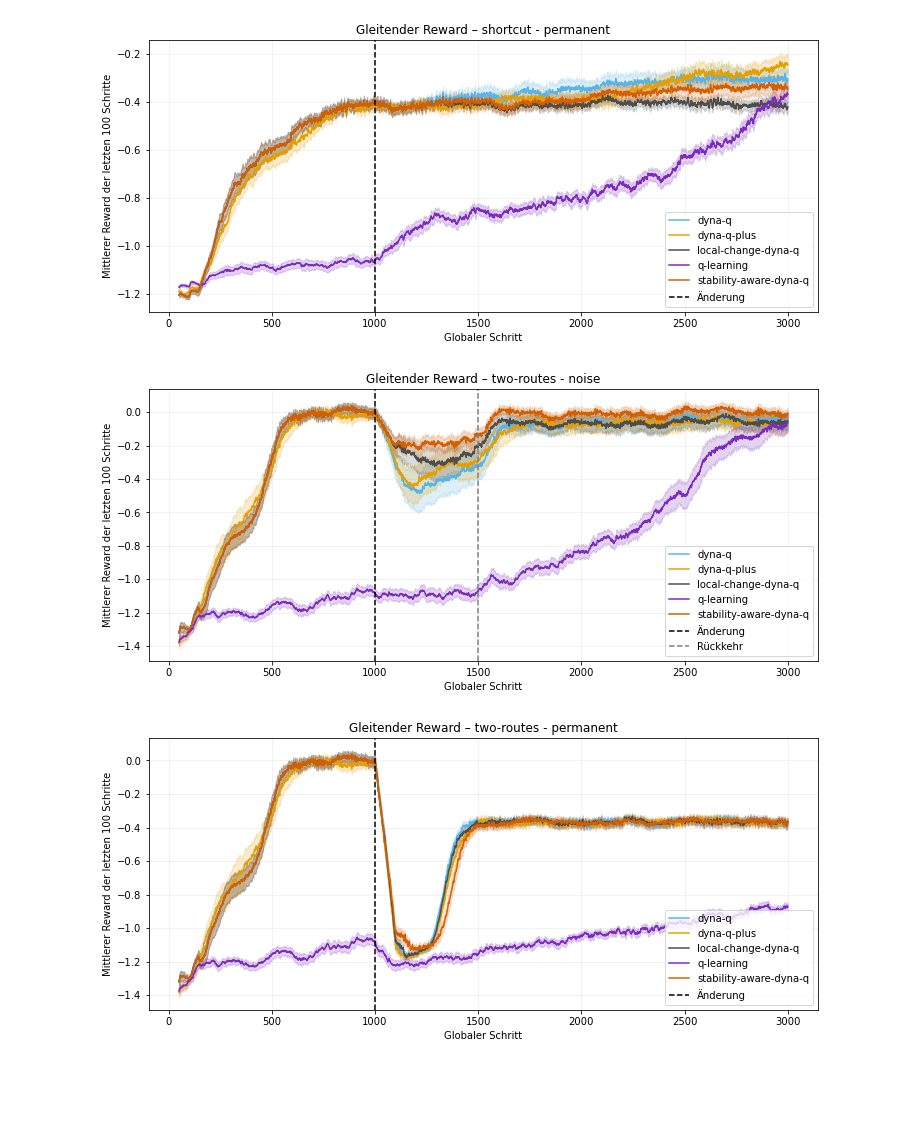
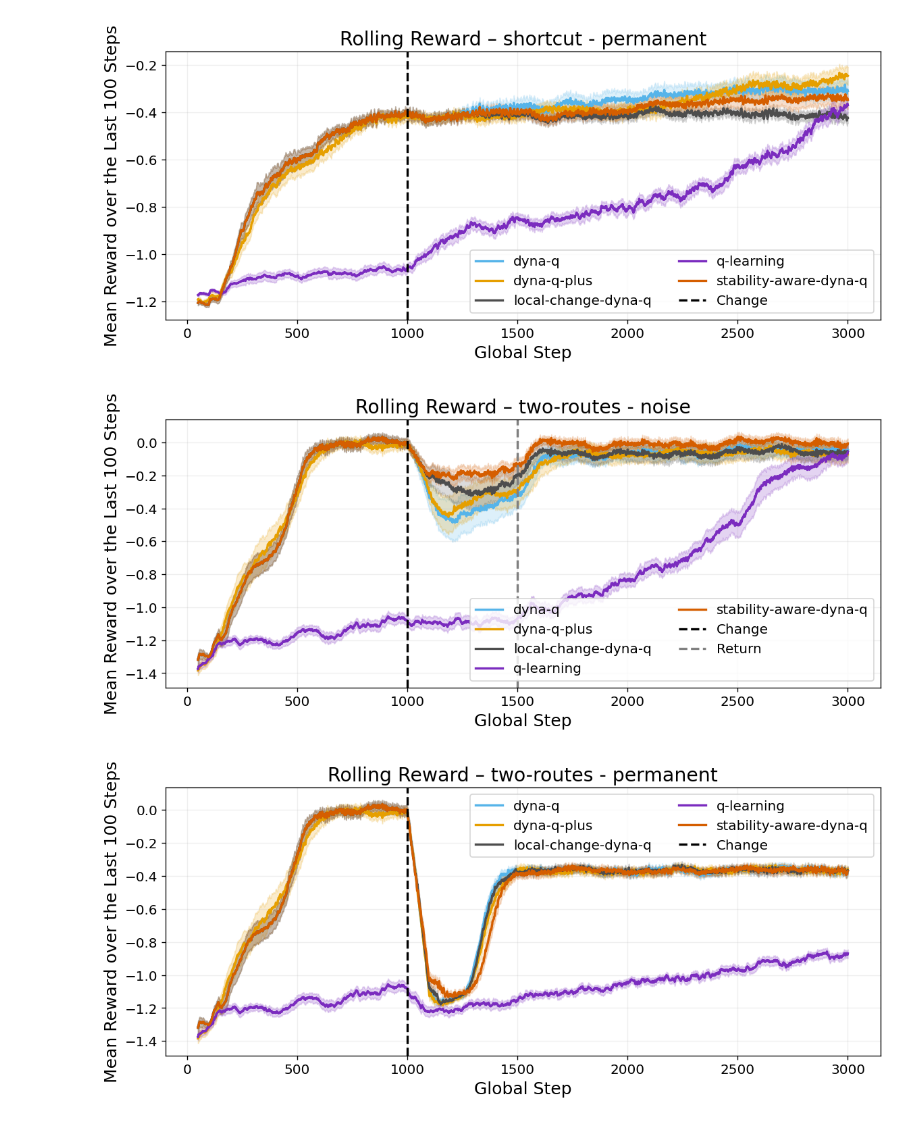
Before and after one commit to MerlinRoechert/structural-change-dyna-q, a Jupyter notebook: analysis/notebook/experiment_analysis.ipynb, the cells around one changed output. Saved outputs shown, nothing was run; the diff lists cells and outputs as text; code cells hidden in the pictures; blank space fills up the shorter version.

```diff
--- a/analysis/notebook/experiment_analysis.ipynb
+++ b/analysis/notebook/experiment_analysis.ipynb
@@ -176,25 +209,16 @@ Der kumulierte Reward sinkt bei überwiegend negativen Schritt-Rewards zwangslä
 # %%
-steps = steps.sort_values(["experiment_id", "global_step"]).copy()
-steps["phase"] = np.select(
-    [
-        steps["world_behavior"].eq("stationary"),
-        steps["global_step"] <= steps["change_step"],
-        steps["world_behavior"].isin(["temporary", "noise"])
-        & (steps["global_step"] <= (
-            steps["change_step"] + steps["change_duration"]
-        )),
-    ],
-    ["stationary", "before_change", "during_change"],
-    default="after_change",
+steps.sort_values(
+    ["experiment_id", "global_step"],
+    inplace=True,
 )
 steps["rolling_reward"] = (
-    steps.groupby("experiment_id")["reward"]
-    .transform(
-        lambda rewards: rewards.rolling(
-            ROLLING_WINDOW,
-            min_periods=max(1, ROLLING_WINDOW // 2),
-        ).mean()
+    steps.groupby("experiment_id", sort=False)["reward"]
+    .rolling(
+        ROLLING_WINDOW,
+        min_periods=max(1, ROLLING_WINDOW // 2),
     )
+    .mean()
+    .reset_index(level=0, drop=True)
 )
 
 step_curve = (
@@ -222,7 +249,7 @@ main_comparison_curve = step_curve.loc[
 ]
 
 for scenario, scenario_curve in main_comparison_curve.groupby("scenario"):
-    figure, axis = plt.subplots(figsize=(12, 5))
+    figure, axis = plt.subplots(figsize=(10, 4.5))
 
     for algorithm in MAIN_COMPARISON_ALGORITHMS:
         algorithm_curve = scenario_curve.loc[
@@ -238,39 +265,40 @@ for scenario, scenario_curve in main_comparison_curve.groupby("scenario"):
         )
         axis.fill_between(
             x, mean - ci, mean + ci, color=color, alpha=0.2
         )
 
     scenario_runs = runs.loc[
         (runs["scenario"] == scenario)
         & (runs["status"] == "done")
     ]
     change_step = scenario_runs["change_step"].iloc[0]
     if pd.notna(change_step):
         change_step = int(change_step)
         change_duration = scenario_runs["change_duration"].iloc[0]
         axis.axvline(
             change_step,
             color="black",
             linestyle="--",
-            label="Änderung",
+            label="Change",
         )
         if pd.notna(change_duration):
             change_end = change_step + int(change_duration)
             axis.axvline(
                 change_end,
                 color="grey",
                 linestyle="--",
-                label="Rückkehr",
+                label="Return",
             )
     axis.set(
-        title=f"Gleitender Reward – {scenario}",
-        xlabel="Globaler Schritt",
-        ylabel=f"Mittlerer Reward der letzten {ROLLING_WINDOW} Schritte",
+        title=f"Rolling Reward – {scenario}",
+        xlabel="Global Step",
+        ylabel=f"Mean Reward over the Last {ROLLING_WINDOW} Steps",
     )
-    axis.legend()
+    axis.legend(ncol=2)
     axis.grid(alpha=0.2)
+    figure.tight_layout()
     plt.show()
 # %% [output]
-[figure, old version]
+[figure, new version]
-[figure, old version]
+[figure, new version]
-[figure, old version]
+[figure, new version]
```
Also changed, not shown: parts of 21 cells of this notebook, 6 other files.
